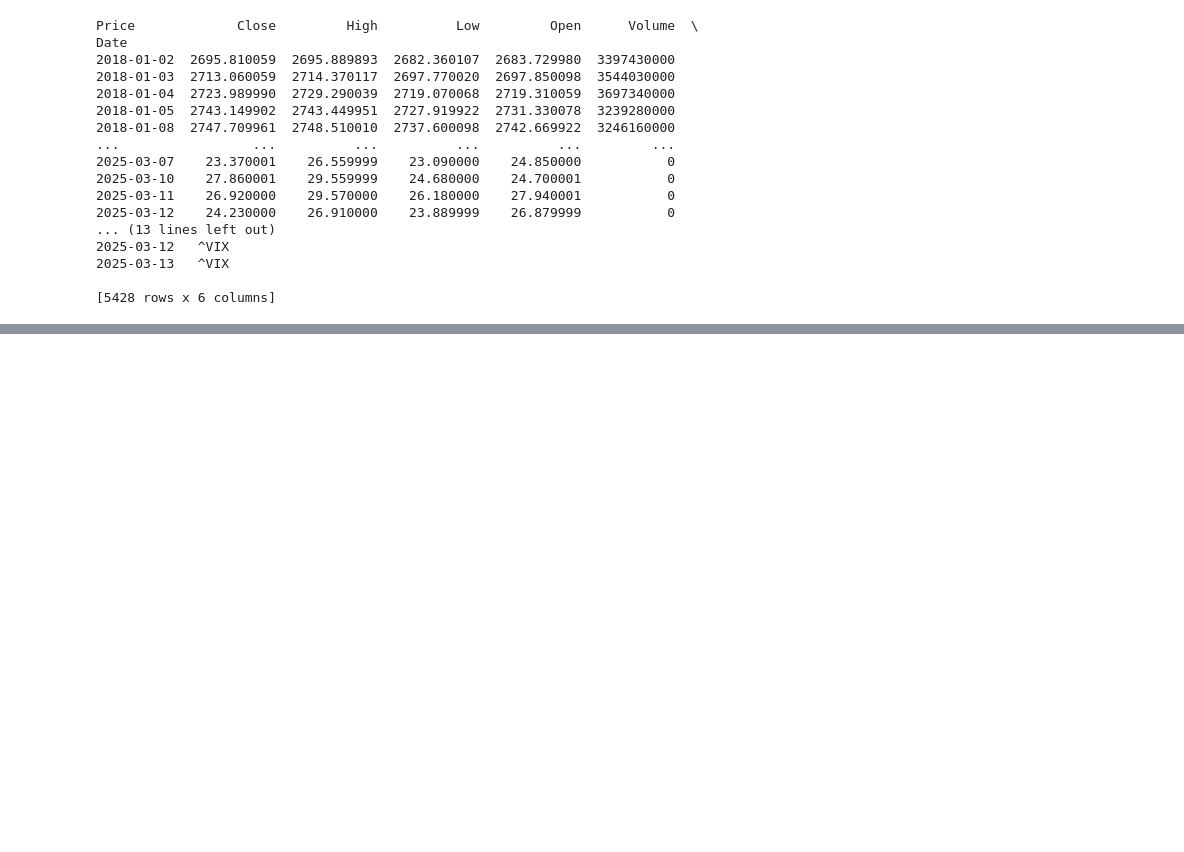
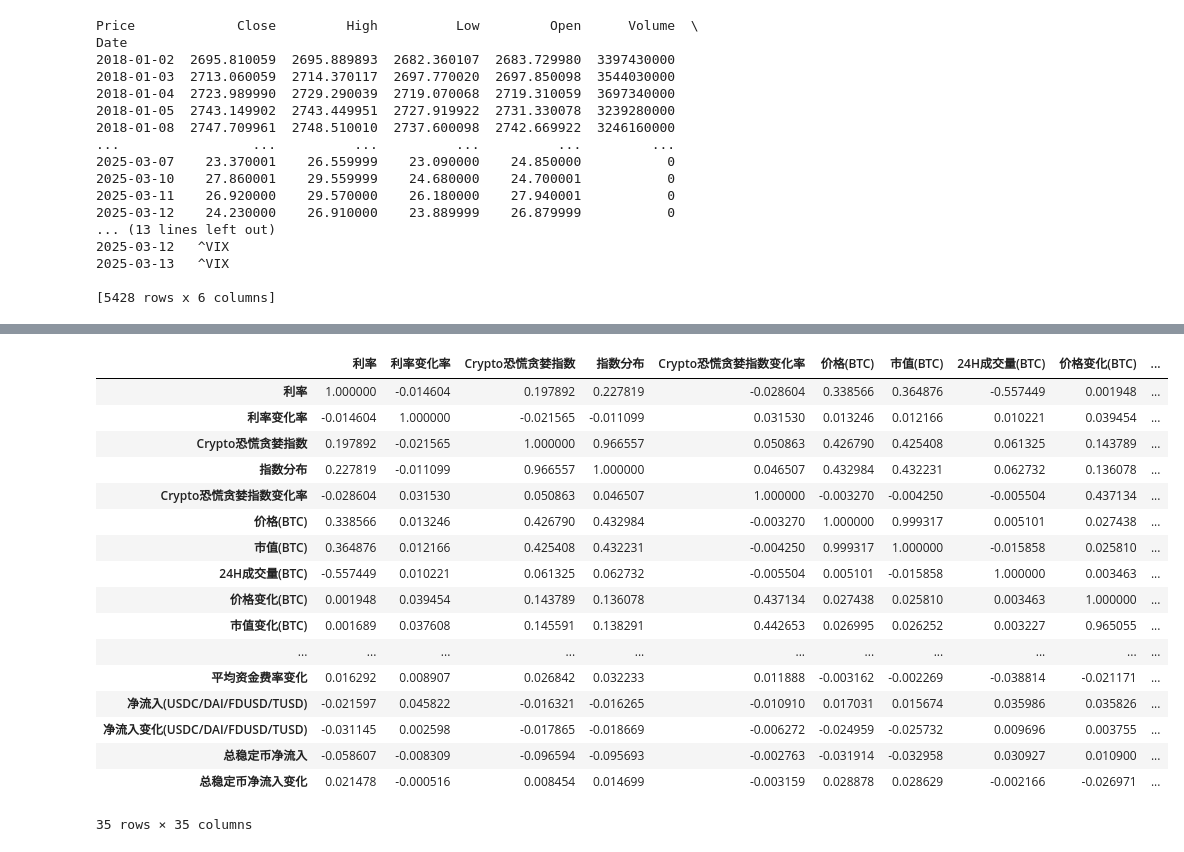
Before and after one commit to looikaizhi/PKUB, a Jupyter notebook: analysis.ipynb, the cells around one changed output, grey strips where cells are left out. Cells and saved outputs as stored; diff of their text form; code cells hidden in the pictures; blank space fills up the shorter version.

```diff
--- a/analysis.ipynb
+++ b/analysis.ipynb
@@ -798,0 +948,15 @@ df_UsIndex
+# %%
+# 所有数据结合
+from functools import reduce
+
+dataFrames = [fed_funds_rate, fear_greed_history, BTC_ETH_price, marketcap, active_address, funding_rate, stablecoin_netflow]
+df_merged = reduce(lambda left, right: pd.merge(left, right, on='date', how='outer'), dataFrames)
+df_merged.dropna(axis=0,inplace=True)
+df_merged.set_index('date',inplace=True)
+
+increase_fed_rate_date = increase_fed_rate_date[(increase_fed_rate_date > df_merged.index[0]) & (increase_fed_rate_date < df_merged.index[-1])]
+increase_fed_rate_date = pd.to_datetime(increase_fed_rate_date)
+decrease_fed_rate_date = decrease_fed_rate_date[(decrease_fed_rate_date > df_merged.index[0]) & (decrease_fed_rate_date < df_merged.index[-1])]
+decrease_fed_rate_date = pd.to_datetime(decrease_fed_rate_date)
+
+df_merged.info()
@@ -798,0 +981,26 @@ df_UsIndex
+# %%
+# 皮尔森相关系数（Pearson）
+"""
+    结论：利率或利率变化率对市场没有太大的相关性
+"""
+corr = df_merged.corr()
+corr
+# %% [output]
+|  | 利率 | 利率变化率 | Crypto恐慌贪婪指数 | 指数分布 | Crypto恐慌贪婪指数变化率 | 价格(BTC) | 市值(BTC) | 24H成交量(BTC) | 价格变化(BTC) | ... |
+| 利率 | 1.000000 | -0.014604 | 0.197892 | 0.227819 | -0.028604 | 0.338566 | 0.364876 | -0.557449 | 0.001948 | ... |
+| 利率变化率 | -0.014604 | 1.000000 | -0.021565 | -0.011099 | 0.031530 | 0.013246 | 0.012166 | 0.010221 | 0.039454 | ... |
+| Crypto恐慌贪婪指数 | 0.197892 | -0.021565 | 1.000000 | 0.966557 | 0.050863 | 0.426790 | 0.425408 | 0.061325 | 0.143789 | ... |
+| 指数分布 | 0.227819 | -0.011099 | 0.966557 | 1.000000 | 0.046507 | 0.432984 | 0.432231 | 0.062732 | 0.136078 | ... |
+| Crypto恐慌贪婪指数变化率 | -0.028604 | 0.031530 | 0.050863 | 0.046507 | 1.000000 | -0.003270 | -0.004250 | -0.005504 | 0.437134 | ... |
+| 价格(BTC) | 0.338566 | 0.013246 | 0.426790 | 0.432984 | -0.003270 | 1.000000 | 0.999317 | 0.005101 | 0.027438 | ... |
+| 市值(BTC) | 0.364876 | 0.012166 | 0.425408 | 0.432231 | -0.004250 | 0.999317 | 1.000000 | -0.015858 | 0.025810 | ... |
+| 24H成交量(BTC) | -0.557449 | 0.010221 | 0.061325 | 0.062732 | -0.005504 | 0.005101 | -0.015858 | 1.000000 | 0.003463 | ... |
+| 价格变化(BTC) | 0.001948 | 0.039454 | 0.143789 | 0.136078 | 0.437134 | 0.027438 | 0.025810 | 0.003463 | 1.000000 | ... |
+| 市值变化(BTC) | 0.001689 | 0.037608 | 0.145591 | 0.138291 | 0.442653 | 0.026995 | 0.026252 | 0.003227 | 0.965055 | ... |
+| ... | ... | ... | ... | ... | ... | ... | ... | ... | ... | ... |
+| 平均资金费率变化 | 0.016292 | 0.008907 | 0.026842 | 0.032233 | 0.011888 | -0.003162 | -0.002269 | -0.038814 | -0.021171 | ... |
+| 净流入(USDC/DAI/FDUSD/TUSD) | -0.021597 | 0.045822 | -0.016321 | -0.016265 | -0.010910 | 0.017031 | 0.015674 | 0.035986 | 0.035826 | ... |
+| 净流入变化(USDC/DAI/FDUSD/TUSD) | -0.031145 | 0.002598 | -0.017865 | -0.018669 | -0.006272 | -0.024959 | -0.025732 | 0.009696 | 0.003755 | ... |
+| 总稳定币净流入 | -0.058607 | -0.008309 | -0.096594 | -0.095693 | -0.002763 | -0.031914 | -0.032958 | 0.030927 | 0.010900 | ... |
+| 总稳定币净流入变化 | 0.021478 | -0.000516 | 0.008454 | 0.014699 | -0.003159 | 0.028878 | 0.028629 | -0.002166 | -0.026971 | ... |
+35 rows × 35 columns
```
Also changed, not shown: parts of 16 cells of this notebook.
